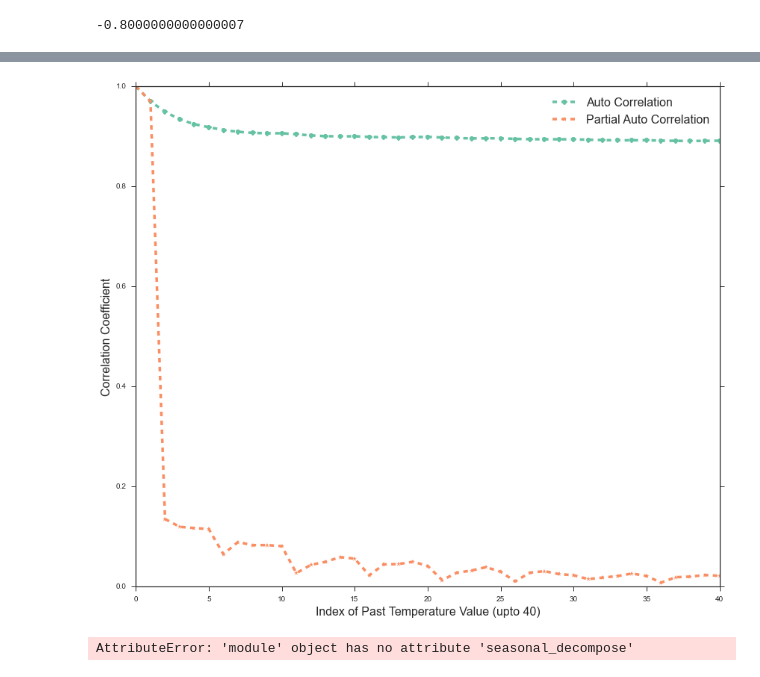
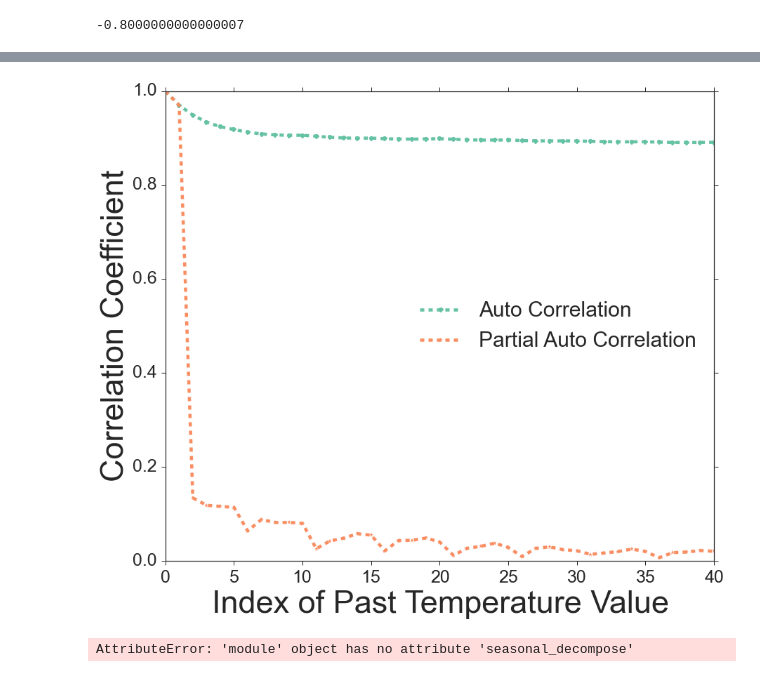
Before and after one commit to words-sdsc/SensorDataAnalytics, a Jupyter notebook: correlations/Plots - Correlation Spearman Coeff.ipynb, the cells around one changed output, grey strips where cells are left out. Cells and saved outputs as stored; diff of their text form; code cells hidden in the pictures.

```diff
--- a/correlations/Plots - Correlation Spearman Coeff.ipynb
+++ b/correlations/Plots - Correlation Spearman Coeff.ipynb
@@ -74,5 +74,5 @@ pi14-seapearl.txt
 pi08-seapearl.txt
 # %%
 import matplotlib.pyplot as plt
-sb.set_context("notebook", rc={"lines.linewidth":3.5})
+sb.set_context("notebook", rc={"lines.linewidth":4.5})
 # %%
@@ -133,13 +144,15 @@ lag_correlations=acf(L['first_diff'].iloc[1::])
 # %%
 lag_partial_correlations = pacf(L['first_diff'].iloc[1::])
 # %%
-#first_diff : not significant >0.5 correlation with time prior t upto 40 steps
+# 5
 fig, ax = plt.subplots(figsize=(14,12))
-sb.set_context("notebook", rc={"lines.linewidth":3.5})
-plt.ylabel('Correlation Coefficient', fontsize=16)
-plt.xlabel('Index of Past Temperature Value (upto 40)', fontsize=16)
+sb.set_context("notebook", rc={"lines.linewidth":4.5})
+plt.ylabel('Correlation Coefficient', fontsize=45)
+plt.xlabel('Index of Past Temperature Value', fontsize=45)
 ax.plot(lag_correlations, marker='o', linestyle='--', label='Auto Correlation')
 ax.plot(lag_partial_correlations, marker='*', linestyle='--', label='Partial Auto Correlation')
-ax.axes.legend(fontsize=16)
+ax.axes.legend(fontsize=30, loc='best')
+plt.xticks(fontsize=25)
+plt.yticks(fontsize=25)
 fig.savefig('Final - FirstDiff_Correlation Coefficients Node 14.png')
 # %% [output]
@@ -147,20 +160,22 @@ fig.savefig('Final - FirstDiff_Correlation Coefficients Node 14.png')
 # %%
 L = timeseriesdict[('pi14', 'Tamb')]
-lag_correlations=acf(L['value'].iloc[1::])
+lag_correlations2=acf(L['value'].iloc[1::])
 # %%
-lag_partial_correlations = pacf(L['value'].iloc[1::])
+lag_partial_correlations2 = pacf(L['value'].iloc[1::])
 # %%
-#first_diff : not significant >0.5 correlation with time prior t upto 40 steps
+# 6
 fig, ax = plt.subplots(figsize=(14,12))
-sb.set_context("notebook", rc={"lines.linewidth":3.5})
-plt.ylabel('Correlation Coefficient', fontsize=16)
-plt.xlabel('Index of Past Temperature Value (upto 40)', fontsize=16)
-ax.plot(lag_correlations, marker='o', linestyle='--', label='Auto Correlation')
-ax.plot(lag_partial_correlations, marker='*', linestyle='--', label='Partial Auto Correlation')
-ax.axes.legend(fontsize=16)
+sb.set_context("notebook", rc={"lines.linewidth":4.5})
+plt.ylabel('Correlation Coefficient', fontsize=45)
+plt.xlabel('Index of Past Temperature Value', fontsize=45)
+ax.plot(lag_correlations2, marker='o', linestyle='--', label='Auto Correlation')
+ax.plot(lag_partial_correlations2, marker='*', linestyle='--', label='Partial Auto Correlation')
+ax.axes.legend(fontsize=30, loc='best')
+plt.xticks(fontsize=25)
+plt.yticks(fontsize=25)
 fig.savefig('Final - Value_Correlation Coefficients Node 14.png')
 # %% [output]
-[figure, old version]
+[figure, new version]
 # %%
 import statsmodels.api as sm
 # %%
```
Also changed, not shown: parts of 8 cells of this notebook, 9 other files.
